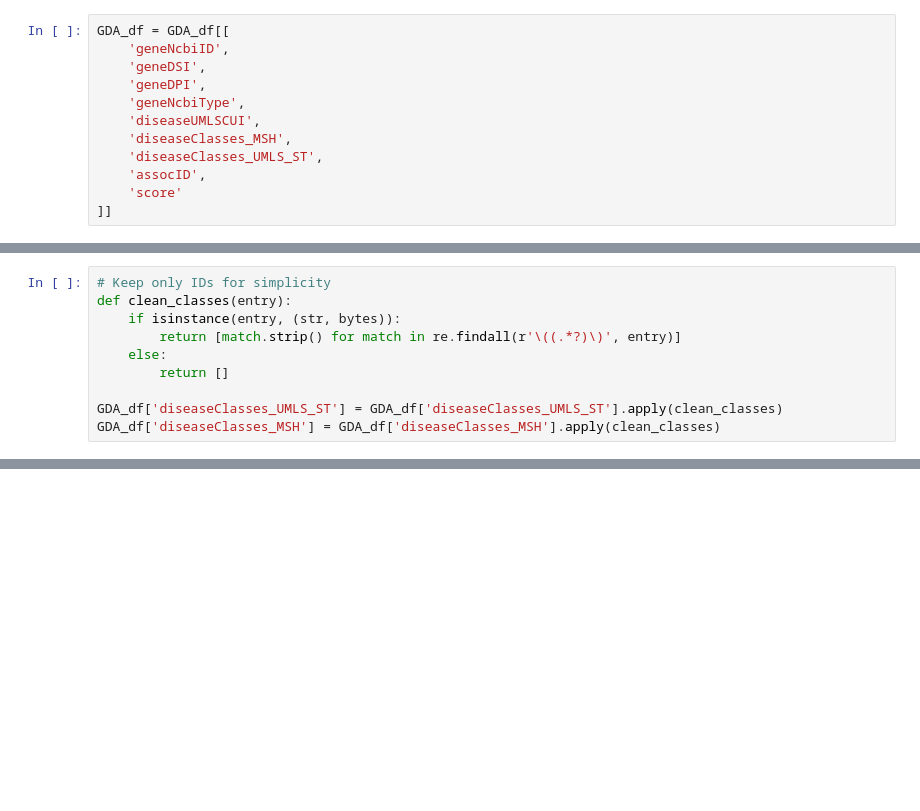
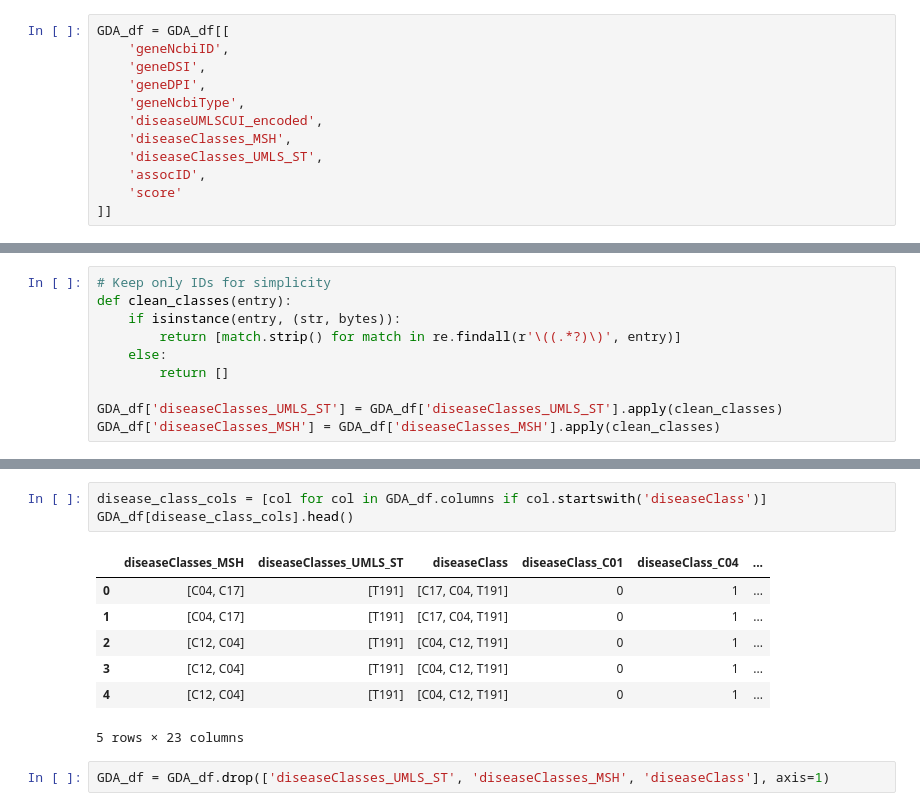
Before and after one commit to NagypalMarton/DeepLearning_Assignment-Disgenet, a Jupyter notebook: Mélytanulás_Beadandó_Csibi_Alexandra,_Nagypál_Márton.ipynb, the cells around one changed output, grey strips where cells are left out. Saved outputs shown, nothing was run; the diff lists cells and outputs as text; blank space fills up the shorter version.

```diff
--- a/Mélytanulás_Beadandó_Csibi_Alexandra,_Nagypál_Márton.ipynb
+++ b/Mélytanulás_Beadandó_Csibi_Alexandra,_Nagypál_Márton.ipynb
@@ -303,7 +307,7 @@ GDA_df = GDA_df[[
     'geneDSI',
     'geneDPI',
     'geneNcbiType',
-    'diseaseUMLSCUI',
+    'diseaseUMLSCUI_encoded',
     'diseaseClasses_MSH',
     'diseaseClasses_UMLS_ST',
     'assocID',
@@ -385,0 +381,13 @@ GDA_df['disease_classes'].head(10)
+# %%
+disease_class_cols = [col for col in GDA_df.columns if col.startswith('diseaseClass')]
+GDA_df[disease_class_cols].head()
+# %% [output]
+|  | diseaseClasses_MSH | diseaseClasses_UMLS_ST | diseaseClass | diseaseClass_C01 | diseaseClass_C04 | ... |
+| 0 | [C04, C17] | [T191] | [C17, C04, T191] | 0 | 1 | ... |
+| 1 | [C04, C17] | [T191] | [C17, C04, T191] | 0 | 1 | ... |
+| 2 | [C12, C04] | [T191] | [C04, C12, T191] | 0 | 1 | ... |
+| 3 | [C12, C04] | [T191] | [C04, C12, T191] | 0 | 1 | ... |
+| 4 | [C12, C04] | [T191] | [C04, C12, T191] | 0 | 1 | ... |
+5 rows × 23 columns
+# %%
+GDA_df = GDA_df.drop(['diseaseClasses_UMLS_ST', 'diseaseClasses_MSH', 'diseaseClass'], axis=1)
```
Also changed, not shown: parts of 20 cells of this notebook.
